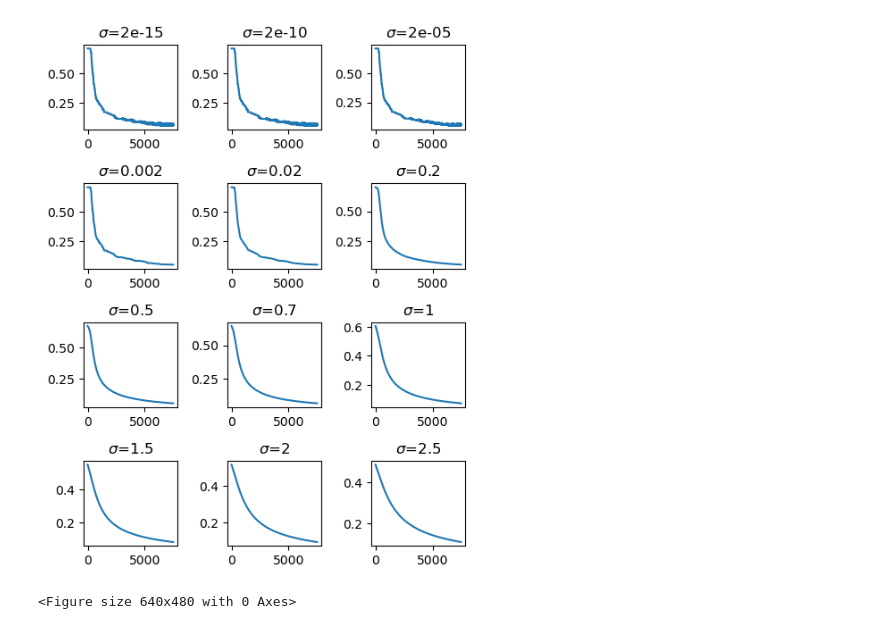
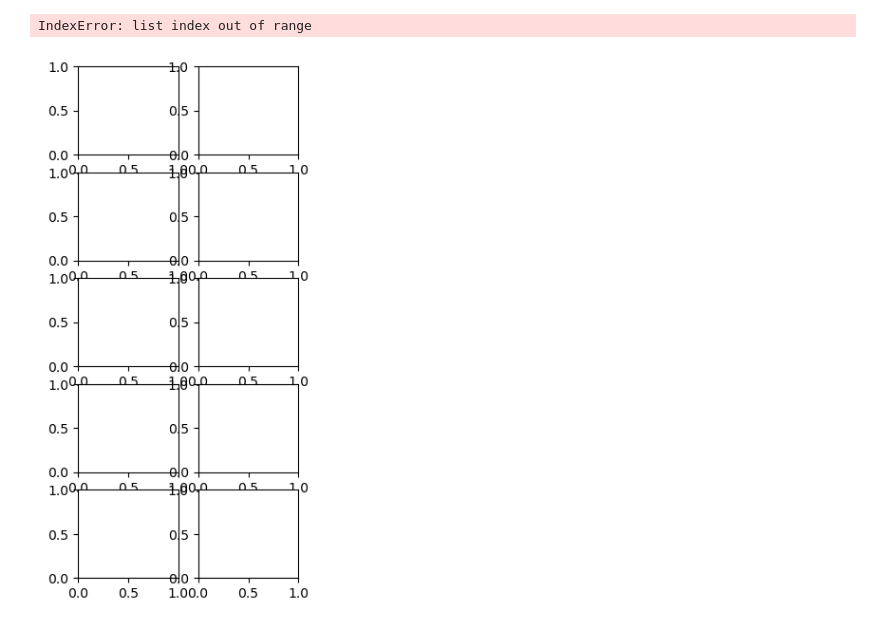
Before and after one commit to nerrma/thesis, a Jupyter notebook: svm/gradtest.ipynb, the cells around one changed output. Drawn from its saved outputs; the diff is of its cells as text; code cells hidden in the pictures.

```diff
--- a/svm/gradtest.ipynb
+++ b/svm/gradtest.ipynb
@@ -27,7 +36,7 @@ y[np.where(y == 0)] = -1
 # %%
 from sklearn.model_selection import StratifiedKFold
 n_splits = 5
-scale_data = False
+scale_data = True
 # %%
 sv_accs = []
 skf = StratifiedKFold(n_splits=n_splits)
@@ -44,14 +53,18 @@ for i, (train_idx, test_idx) in enumerate(skf.split(X, y)):
     else:
         X_scaled = X_cv
 
-    clf = SVC(kernel='linear', C=1)
+    #clf = LinearSVC(loss='hinge', C=1, random_state=3)
+    clf = SVC()
     clf.fit(X_scaled, y[train_idx])
 
     if scale_data:
         y_pred = clf.predict(scaler.transform(X[test_idx]))
     else:
         y_pred = clf.predict(X[test_idx])
-    print(f" : acc {accuracy_score(y[test_idx], y_pred)}")
+
+    y_pred_train = clf.predict(X_scaled)
+
+    print(f" train_acc {accuracy_score(y[train_idx], y_pred_train)} : val_acc {accuracy_score(y[test_idx], y_pred)}")
     sv_accs.append(accuracy_score(y[test_idx], y_pred))
 print(np.mean(sv_accs))
 # %% [output]
@@ -65,5 +90,6 @@ testing for sklearn CV
 # %%
-sigmas = [2e-15, 2e-10, 2e-5, 2e-3, 2e-2, 2e-1, 5e-1, 7e-1, 1, 1.5, 2, 2.5]
+#sigmas = [2e-15, 2e-10, 2e-5, 2e-3, 2e-2, 2e-1, 5e-1, 7e-1, 1, 1.5, 2, 2.5]
+sigmas = [2e-5, 2e-3, 2e-2, 2e-1, 5e-1, 7e-1, 1, 1.5, 2, 2.5]
 print(sigmas)
 accuracies = []
 all_grads = []
@@ -71,6 +97,10 @@ all_grads = []
 for s in sigmas:
     accs = []
     skf = StratifiedKFold(n_splits=n_splits)
+    #lbd_pick = C/((b - 1) * s) *\
+    #            1/(2 * np.sqrt(1 + (m_max/s)**2)**3)
+    #if lbd_pick > 1e4:
+    #    continue
     print(f"testing for sigma = {s}")
     for i, (train_idx, test_idx) in enumerate(skf.split(X, y)):
         print(f"\t running fold {i + 1}", end='')
@@ -83,19 +113,27 @@ for s in sigmas:
         else:
             X_scaled = X_cv
 
-        clf = SVM_smooth(sigma=s, lbd=1e-35)
+        #clf = SVM_smooth(sigma=s, lbd=1)
+        #clf = SVM_smooth(sigma=s, lbd=lbd_pick)
+        #length_scale = 1.975
+        length_scale = 2
+        clf = SVM_smooth_kernel(sigma=s, lbd=1, kernel=RBF(length_scale))
         lr = 0.5/n
-        clf.fit(X_scaled, y[train_idx], thresh=1e-3, n_iter=7500, eta=lr, approx_cv=False, cv=False, save_grads=True)
+        #clf.fit(X_scaled, y[train_idx], thresh=1e-4, n_iter=8000, eta=lr, approx_cv=False, cv=False, save_grads=True, adjust_factor=True)
+        clf.fit(X_scaled, y[train_idx], thresh=1e-4, n_iter=2500, eta=lr, approx_cv=False, cv=False)
 
         if scale_data:
             y_pred = clf.predict(scaler.transform(X[test_idx]))
         else:
             y_pred = clf.predict(X[test_idx])
 
-        print(f" : acc {accuracy_score(y[test_idx], y_pred)}")
+        y_pred_train = clf.predict(X_scaled)
+
+        #print(f" : acc {accuracy_score(y[test_idx], y_pred)} | grad { np.linalg.norm(clf.nabla_fgd_(clf.weights_, X_scaled, y[train_idx], clf.sigma_, clf.lbd_))}")
+        print(f" train_acc {accuracy_score(y[train_idx], y_pred_train)} : val_acc {accuracy_score(y[test_idx], y_pred)} | grad { np.linalg.norm(clf.nabla_fgd_(clf.u_, clf.gram_, y[train_idx], clf.sigma_, clf.lbd_))}")
         accs.append(accuracy_score(y[test_idx], y_pred))
 
     accuracies.append(accs)
     print(f"mean CV accuracy is {np.mean(accs)}")
-    all_grads.append(np.linalg.norm(clf.grads_, axis=1))
+    #all_grads.append(np.linalg.norm(clf.grads_, axis=1))
 # %% [output]
@@ -122,12 +160,13 @@ for a in accuracies:
     means.append(np.mean(a))
 # %%
 fig, ax = plt.subplots()
-ax.plot(np.log2(sigmas), means)
-ax.set_xlabel("$\log_2(\sigma)$")
+ax.plot(sigmas, means)
+ax.set_xscale("log")
+ax.set_xlabel("$\sigma$")
 ax.set_ylabel(f"Mean {n_splits}-Fold CV Accuracy")
 
 ws = 1.45 # 1.75
 hs = 1.35 # 1.25
 fig.set_size_inches(w=5.73/ws, h=3.5/hs)
 plt.show()
-plt.savefig('svmtest_sigma_accuracy.pgf', bbox_inches='tight', pad_inches=0)
+plt.savefig('kernel_svmtest_logreg_sigma_accuracy.pgf', bbox_inches='tight', pad_inches=0)
@@ -137,17 +173,17 @@ plt.savefig('svmtest_sigma_accuracy.pgf', bbox_inches='tight', pad_inches=0)
 # %%
-fig, axs = plt.subplots(4, 3, figsize=(6, 7))
+fig, axs = plt.subplots(5, 2, figsize=(3, 7))
 
 for i, ax in enumerate(axs.flat):
     ax.plot(all_grads[i])
     ax.set_title(f"$\sigma$={sigmas[i]}")
 
 plt.tight_layout()
 ws = 1.15 # 1.75
 hs = 0.55 # 1.25
-fig.set_size_inches(w=5.73/ws, h=3.5/hs)
+#fig.set_size_inches(w=5.73/ws, h=3.5/hs)
 plt.tight_layout()
 plt.show()
 plt.savefig('svmtest_sigma_grads.pgf', bbox_inches='tight', pad_inches=0)
 # %% [output]
+IndexError: list index out of range
-[figure, old version]
+[figure, new version]
-<Figure size 640x480 with 0 Axes>
```
Also changed, not shown: parts of 7 cells of this notebook, 6 other files.
